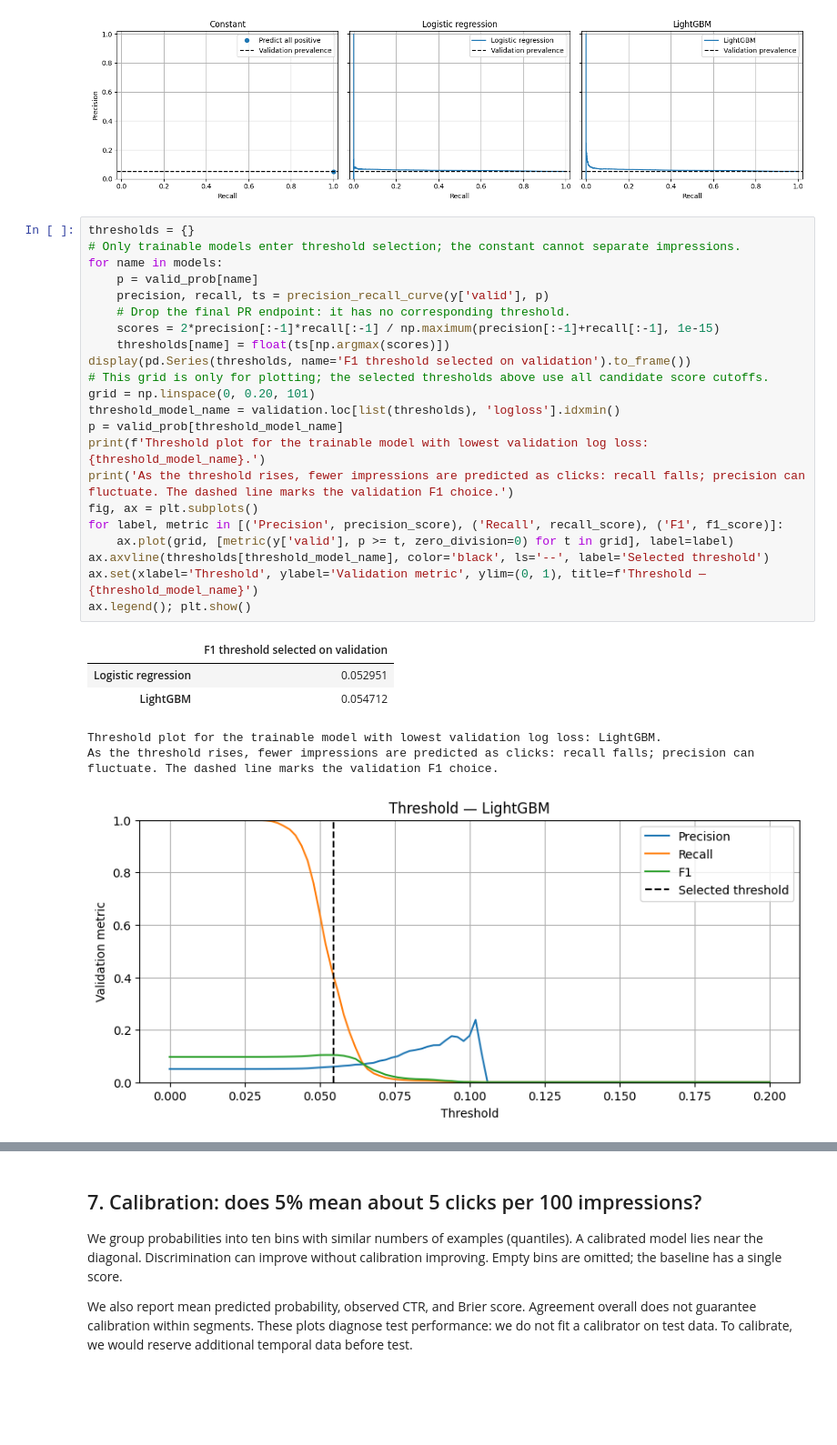
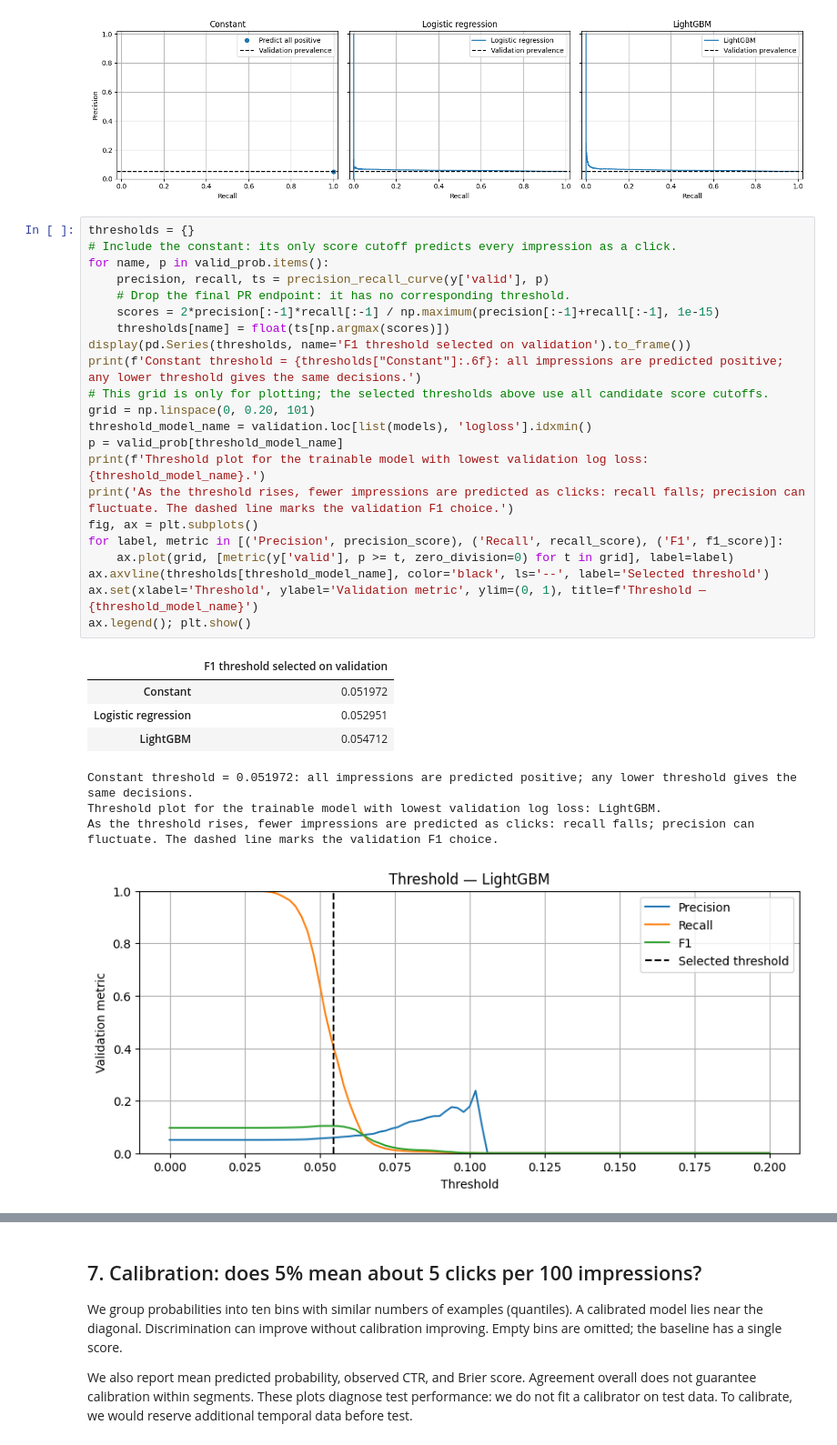
Before and after one commit to sgduran/ads-data-course, a Jupyter notebook: notebooks/02_train_pctr_taobao.ipynb, the cells around one changed output, grey strips where cells are left out. Shown at 91% size. Drawn from its saved outputs; the diff is of its cells as text; blank space fills up the shorter version.

Commit message:
Restore constant baseline in threshold selection and test comparison

```diff
--- a/notebooks/02_train_pctr_taobao.ipynb
+++ b/notebooks/02_train_pctr_taobao.ipynb
@@ -297,30 +299,32 @@ The constant assigns 0.051972 to every impression: its only nonempty prediction
 [figure]
 # %%
 thresholds = {}
-# Only trainable models enter threshold selection; the constant cannot separate impressions.
-for name in models:
-    p = valid_prob[name]
+# Include the constant: its only score cutoff predicts every impression as a click.
+for name, p in valid_prob.items():
     precision, recall, ts = precision_recall_curve(y['valid'], p)
     # Drop the final PR endpoint: it has no corresponding threshold.
     scores = 2*precision[:-1]*recall[:-1] / np.maximum(precision[:-1]+recall[:-1], 1e-15)
     thresholds[name] = float(ts[np.argmax(scores)])
 display(pd.Series(thresholds, name='F1 threshold selected on validation').to_frame())
+print(f'Constant threshold = {thresholds["Constant"]:.6f}: all impressions are predicted positive; any lower threshold gives the same decisions.')
 # This grid is only for plotting; the selected thresholds above use all candidate score cutoffs.
 grid = np.linspace(0, 0.20, 101)
-threshold_model_name = validation.loc[list(thresholds), 'logloss'].idxmin()
+threshold_model_name = validation.loc[list(models), 'logloss'].idxmin()
 p = valid_prob[threshold_model_name]
 print(f'Threshold plot for the trainable model with lowest validation log loss: {threshold_model_name}.')
 print('As the threshold rises, fewer impressions are predicted as clicks: recall falls; precision can fluctuate. The dashed line marks the validation F1 choice.')
 fig, ax = plt.subplots()
 for label, metric in [('Precision', precision_score), ('Recall', recall_score), ('F1', f1_score)]:
     ax.plot(grid, [metric(y['valid'], p >= t, zero_division=0) for t in grid], label=label)
 ax.axvline(thresholds[threshold_model_name], color='black', ls='--', label='Selected threshold')
 ax.set(xlabel='Threshold', ylabel='Validation metric', ylim=(0, 1), title=f'Threshold — {threshold_model_name}')
 ax.legend(); plt.show()
 # %% [output]
 |  | F1 threshold selected on validation |
+| Constant | 0.051972 |
 | Logistic regression | 0.052951 |
 | LightGBM | 0.054712 |
+Constant threshold = 0.051972: all impressions are predicted positive; any lower threshold gives the same decisions.
 Threshold plot for the trainable model with lowest validation log loss: LightGBM.
 As the threshold rises, fewer impressions are predicted as clicks: recall falls; precision can fluctuate. The dashed line marks the validation F1 choice.
 [figure]
```
Also changed, not shown: parts of 4 cells of this notebook.
